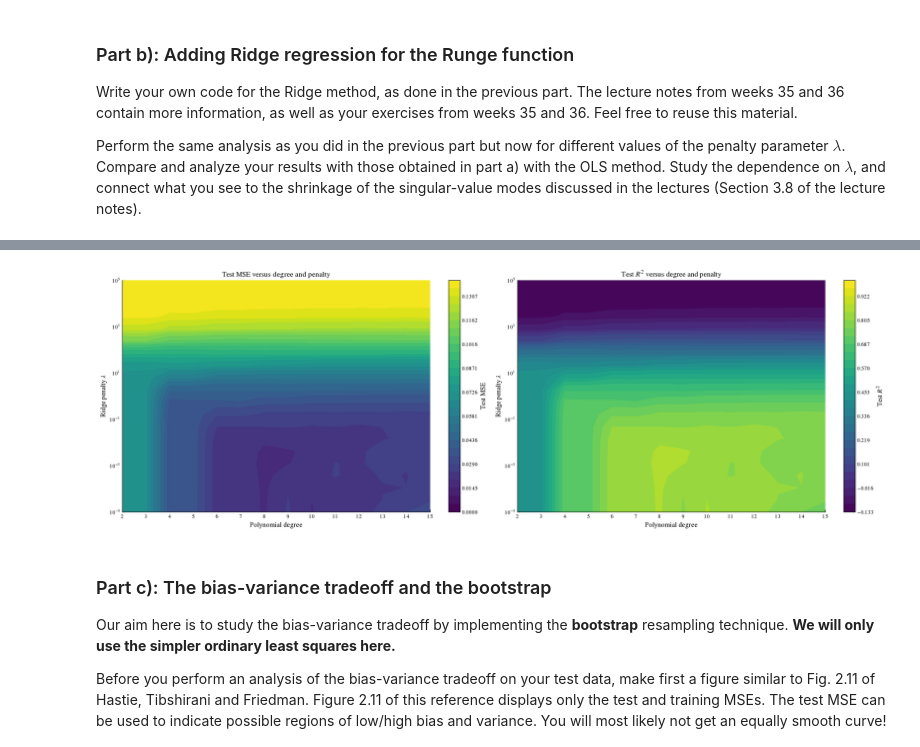
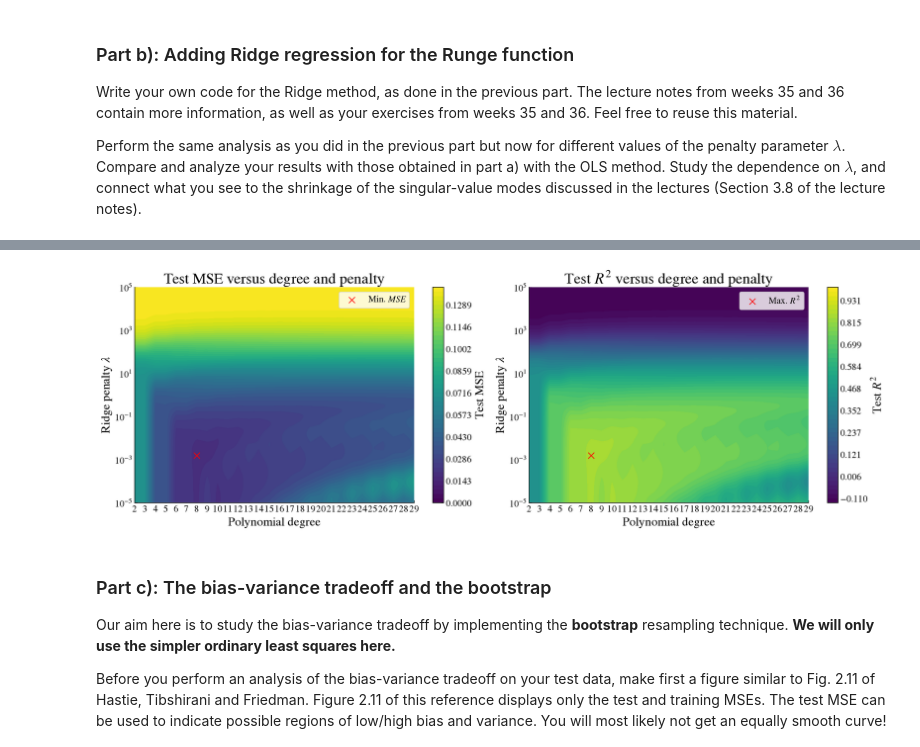
Before and after one commit to JOJ0O0O/MachineLearningUiO, a Jupyter notebook: doc/Projects/2026/Project1/Project1.ipynb, the cells around one changed output, grey strips where cells are left out. Saved outputs shown, nothing was run; the diff lists cells and outputs as text; code cells hidden in the pictures.

```diff
--- a/doc/Projects/2026/Project1/Project1.ipynb
+++ b/doc/Projects/2026/Project1/Project1.ipynb
@@ -189,13 +189,13 @@ plt.rcParams.update(
         "font.serif": ["STIXGeneral", "DejaVu Serif"],
         "mathtext.fontset": "stix",
         "font.size": 10,
-        "axes.labelsize": 11,
-        "axes.titlesize": 12,
+        "axes.labelsize": 35,
+        "axes.titlesize": 35,
         "axes.titleweight": "normal",
-        "xtick.labelsize": 9,
-        "ytick.labelsize": 9,
-        "legend.fontsize": 9,
-        "figure.titlesize": 12,
+        "xtick.labelsize": 25,
+        "ytick.labelsize": 25,
+        "legend.fontsize": 25,
+        "figure.titlesize": 40,
         "figure.dpi": 120,
         "savefig.dpi": 300,
         "savefig.bbox": "tight",
@@ -203,15 +203,15 @@ plt.rcParams.update(
         "axes.axisbelow": True,
         "grid.color": "0.85",
         "grid.linestyle": "--",
-        "grid.linewidth": 0.6,
+        "grid.linewidth": 0.8,
         "axes.spines.top": False,
         "axes.spines.right": False,
-        "axes.linewidth": 0.8,
+        "axes.linewidth": 1,
         "xtick.direction": "in",
         "ytick.direction": "in",
         "xtick.major.size": 4,
         "ytick.major.size": 4,
-        "legend.frameon": False,
+        "legend.frameon": True,
         "lines.linewidth": 1.3,
         "lines.markersize": 5,
     }
@@ -641,8 +787,8 @@ The best lambda, measured by having the lowest MSE is:  0.01767969594798034
 # %%
 # Testing Ridge with different polynomial degrees
 
-lams = np.logspace(-5, 5, 20)
-degrees = np.arange(2, 16)
+lams = np.logspace(-5, 5, 1000)
+degrees = np.arange(2, 30)
 lams_grid, degrees_grid = np.meshgrid(lams, degrees, indexing="ij")
 
 mse_grid = np.empty_like(lams_grid, dtype=float)
@@ -659,42 +805,57 @@ for j, degree in enumerate(degrees):
 mse_plot = np.clip(mse_grid, 0.0, 100.0)
 r2_plot = np.clip(r2_grid, r2_grid.min(), 1.0)
 mse_min, mse_max = mse_plot.min(), mse_plot.max()
-mse_levels = np.linspace(0, mse_max, 30)
-r2_levels = np.linspace(r2_grid.min(), 1.0, 30)
+mse_levels = np.linspace(0, mse_max, 50)
+r2_levels = np.linspace(r2_grid.min(), 1.0, 50)
 
 fig, axes = plt.subplots(1, 2, figsize=(18, 6), constrained_layout=True)
 
 cf1 = axes[0].contourf(
     degrees_grid,
     lams_grid,
     mse_plot,
     levels=mse_levels,
     cmap="viridis",
 )
 fig.colorbar(cf1, ax=axes[0], label="Test MSE")
 axes[0].set_xlabel("Polynomial degree")
 axes[0].set_ylabel(r"Ridge penalty $\lambda$")
 axes[0].set_title("Test MSE versus degree and penalty")
 axes[0].set_xticks(degrees)
 axes[0].set_yscale("log")
 
+# Find the lowest point in the MSE plot and place a marker there
+min_index = np.unravel_index(np.argmin(mse_plot, axis=None), mse_plot.shape)
+min_x, min_y = degrees_grid[min_index], lams_grid[min_index]
+min_z = mse_plot[min_index]
+axes[0].scatter(min_x, min_y, color='red', marker='x', s=100, label = 'Min. $MSE$')  # s is the size
+axes[0].legend()
+
 cf2 = axes[1].contourf(
     degrees_grid,
     lams_grid,
     r2_plot,
     levels=r2_levels,
     cmap="viridis",
 )
+
 fig.colorbar(cf2, ax=axes[1], label=r"Test $R^2$")
 axes[1].set_xlabel("Polynomial degree")
 axes[1].set_ylabel(r"Ridge penalty $\lambda$")
 axes[1].set_title(r"Test $R^2$ versus degree and penalty")
 axes[1].set_xticks(degrees)
 axes[1].set_yscale("log")
 
-plt.savefig("./Project1_taskb_degree_lambda.pdf")
+# Find the lowest point in the MSE plot and place a marker there
+max_index = np.unravel_index(np.argmax(r2_plot, axis=None), r2_plot.shape)
+max_x, max_y = degrees_grid[max_index], lams_grid[max_index]
+max_z = r2_plot[max_index]
+axes[1].scatter(max_x, max_y, color='red', marker='x', s=100, label = 'Max. $R^2$')  # s is the size
+axes[1].legend()
+
+plt.savefig("./Figs/Project1_taskb_degree_lambda.pdf")
 # %% [output]
-[figure, old version]
+[figure, new version]
 # %% [markdown]
 ### Part c): The bias-variance tradeoff and the bootstrap
 
```
Also changed, not shown: parts of 5 cells of this notebook, 25 other files.
